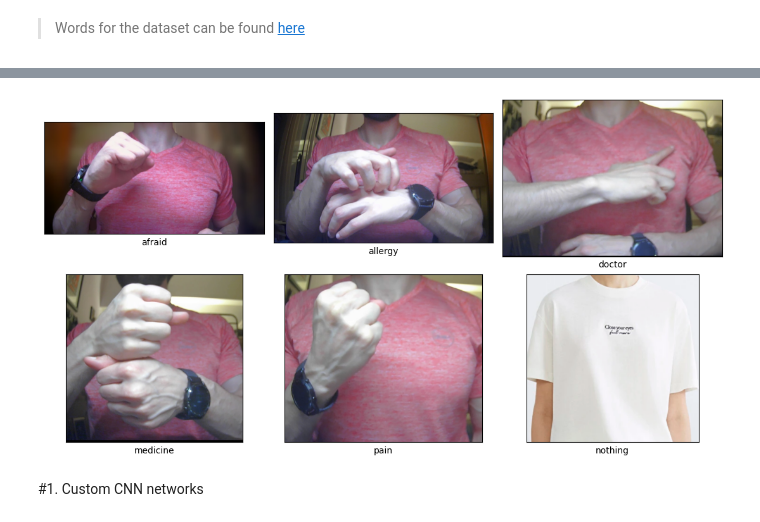
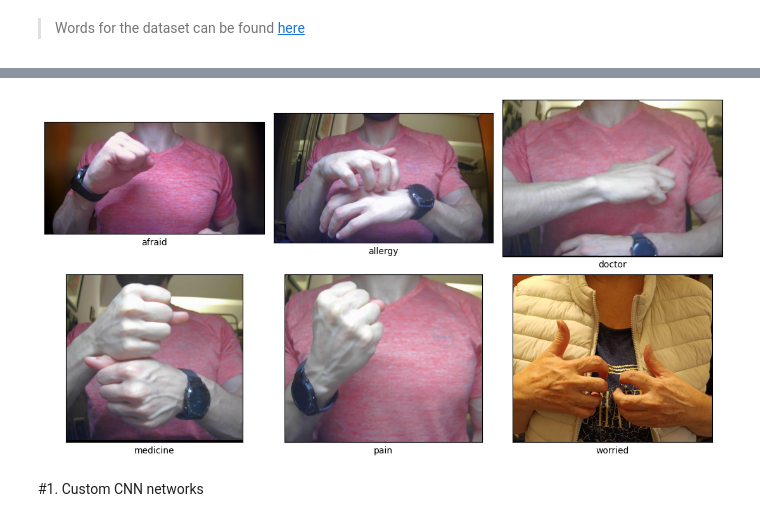
Before and after one commit to andreasZel/AIDL_A02_PROJECT_ZELIOS_ANDREAS, a Jupyter notebook: project_aidlA02_zelios_andreas_0142.ipynb, the cells around one changed output, grey strips where cells are left out. Saved outputs shown, nothing was run; the diff lists cells and outputs as text; code cells hidden in the pictures.

```diff
--- a/project_aidlA02_zelios_andreas_0142.ipynb
+++ b/project_aidlA02_zelios_andreas_0142.ipynb
@@ -53,24 +53,24 @@ Loaded 21 images for testing Test data shape = (21, 224, 224, 3)
 # %%
-classes = ['afraid', 'allergy', 'doctor', 'medicine', 'pain', 'nothing']
+classes = ['afraid', 'allergy', 'doctor', 'medicine', 'pain', 'worried']
 plt.figure(figsize=(11, 6))
 
 for i in range(0, 6):
     plt.subplot(2, 3, i+1)
     plt.xticks([])
     plt.yticks([])
 
     folder_path = dataset_dir + "/" + classes[i]
     first_image_name = sorted(os.listdir(folder_path))[0]
     path = folder_path + "/" + first_image_name
 
     img = plt.imread(path)
     plt.imshow(img)
     plt.xlabel(classes[i])
 
 plt.tight_layout()
 plt.show()
 # %% [output]
-[figure, old version]
+[figure, new version]
 # %%
 # we now split the training to validation/testing
 x_train_n, x_val, y_train_n, y_val = train_test_split(x_train, y_train, test_size = 0.3, random_state = 1)
```
Also changed, not shown: parts of 25 cells of this notebook.
